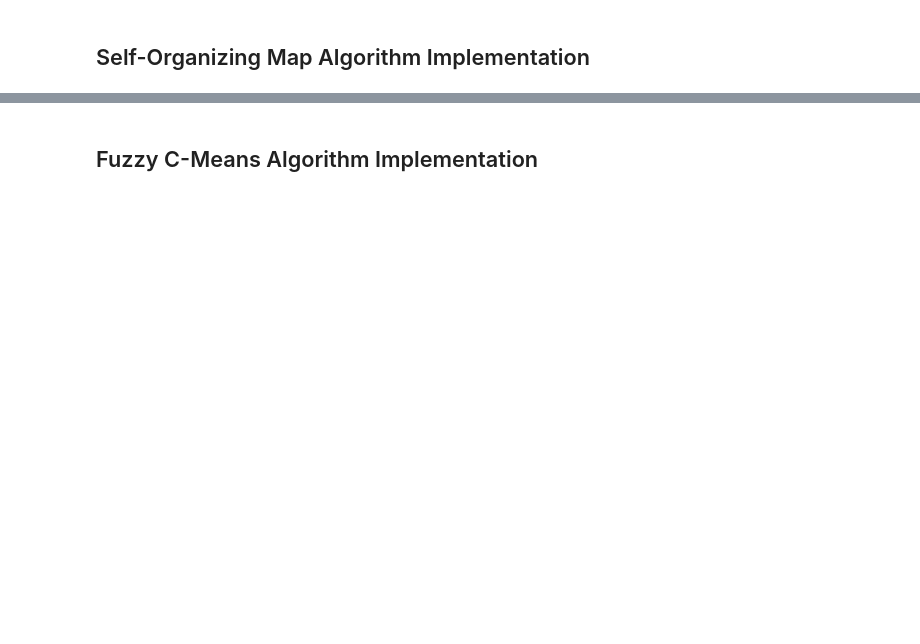
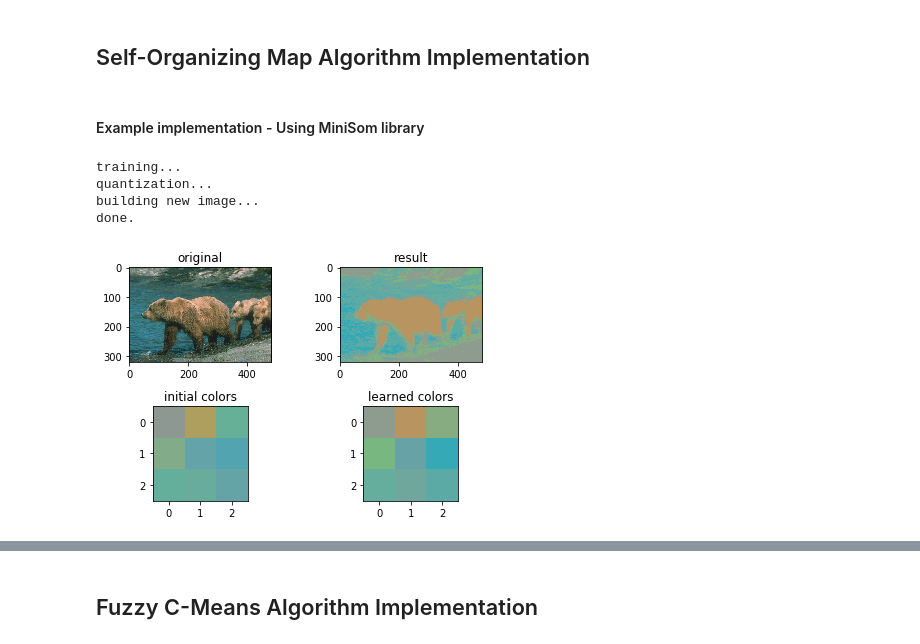
Before and after one commit to Eiris/MLProjectUF, a Jupyter notebook: Project 1/Project_1.ipynb, the cells around one changed output, grey strips where cells are left out. Saved outputs shown, nothing was run; the diff lists cells and outputs as text; code cells hidden in the pictures; blank space fills up the shorter version.

```diff
--- a/Project 1/Project_1.ipynb
+++ b/Project 1/Project_1.ipynb
@@ -101,0 +144,50 @@ data_ = data_normalized.reshape(321 * 481, 3)
+# %% [markdown]
+#### Example implementation - Using MiniSom library
+# %%
+from minisom import MiniSom
+
+import numpy as np
+import matplotlib.pyplot as plt
+
+# reshaping the pixels matrix
+pixels = np.reshape(y, (y.shape[0]*y.shape[1], 3))
+
+# SOM initialization and training
+print('training...')
+som = MiniSom(3, 3, 3, sigma=0.1, learning_rate=0.2)  # 3x3 = 9 final colors
+som.random_weights_init(pixels)
+starting_weights = som.get_weights().copy()  # saving the starting weights
+som.train_random(pixels, 100)
+
+print('quantization...')
+qnt = som.quantization(pixels)  # quantize each pixels of the image
+print('building new image...')
+clustered = np.zeros(y.shape)
+for i, q in enumerate(qnt):  # place the quantized values into a new image
+    clustered[np.unravel_index(i, dims=(y.shape[0], y.shape[1]))] = q
+print('done.')
+
+# show the result
+plt.figure(1)
+plt.subplot(221)
+plt.title('original')
+plt.imshow(y)
+plt.subplot(222)
+plt.title('result')
+plt.imshow(clustered)
+
+plt.subplot(223)
+plt.title('initial colors')
+plt.imshow(starting_weights, interpolation='none')
+plt.subplot(224)
+plt.title('learned colors')
+plt.imshow(som.get_weights(), interpolation='none')
+
+plt.tight_layout()
+plt.show()
+# %% [output]
+training...
+quantization...
+building new image...
+done.
+[figure, added]
```
Also changed, not shown: parts of 25 cells of this notebook.
